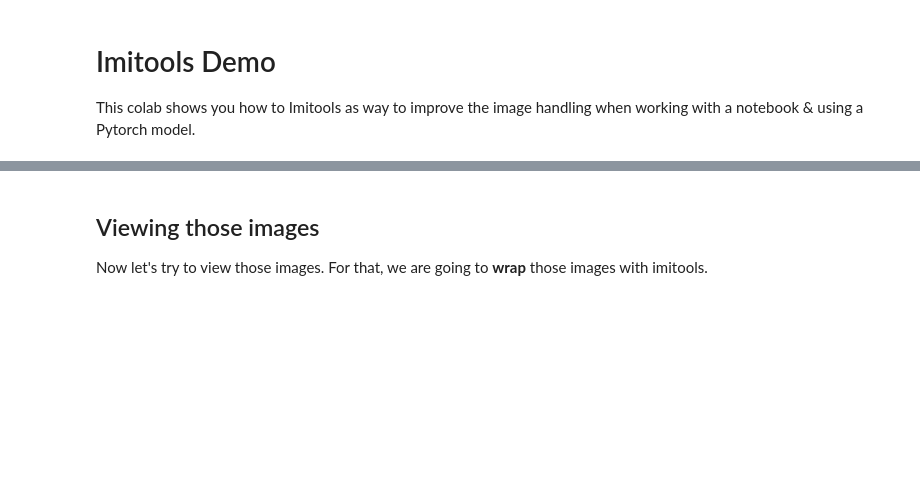
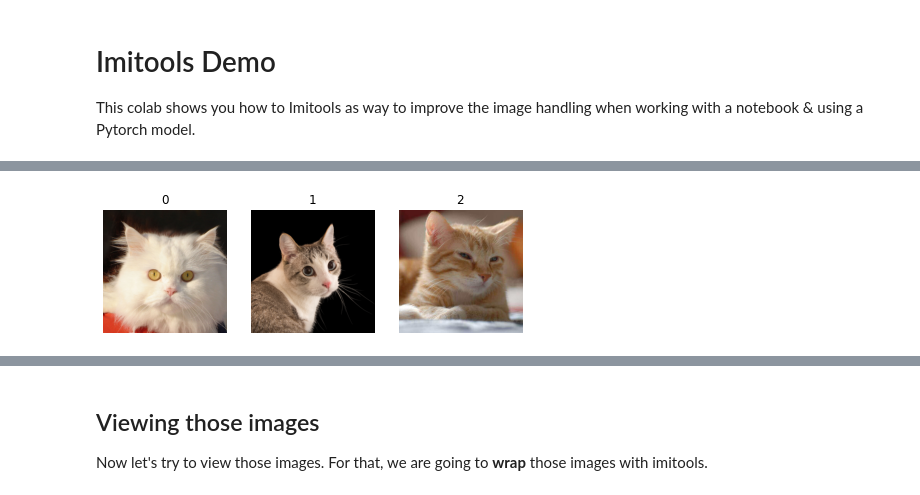
Before and after one commit to GDi4K/imitools, a Jupyter notebook: docs/tutorial.ipynb, the cells around one changed output, grey strips where cells are left out. Saved outputs shown, nothing was run; the diff lists cells and outputs as text; code cells hidden in the pictures; blank space fills up the shorter version.

```diff
--- a/docs/tutorial.ipynb
+++ b/docs/tutorial.ipynb
@@ -23,0 +31,9 @@ Now, we will create some fake pytorch images and we can use them throuhout this
+# %%
+image_urls = [
+    "https://images2.fanpop.com/image/photos/13400000/Cat-cats-13494223-2304-1728.jpg",
+    "https://news.wisc.edu/content/uploads/2016/03/cat-959275_960_720.jpg",
+    "https://i.natgeofe.com/n/548467d8-c5f1-4551-9f58-6817a8d2c45e/NationalGeographic_2572187_square.jpg"
+]
+images = I.download(image_urls).crop(256).show()
+# %% [output]
+[figure, added]
```
Also changed, not shown: parts of 7 cells of this notebook.
